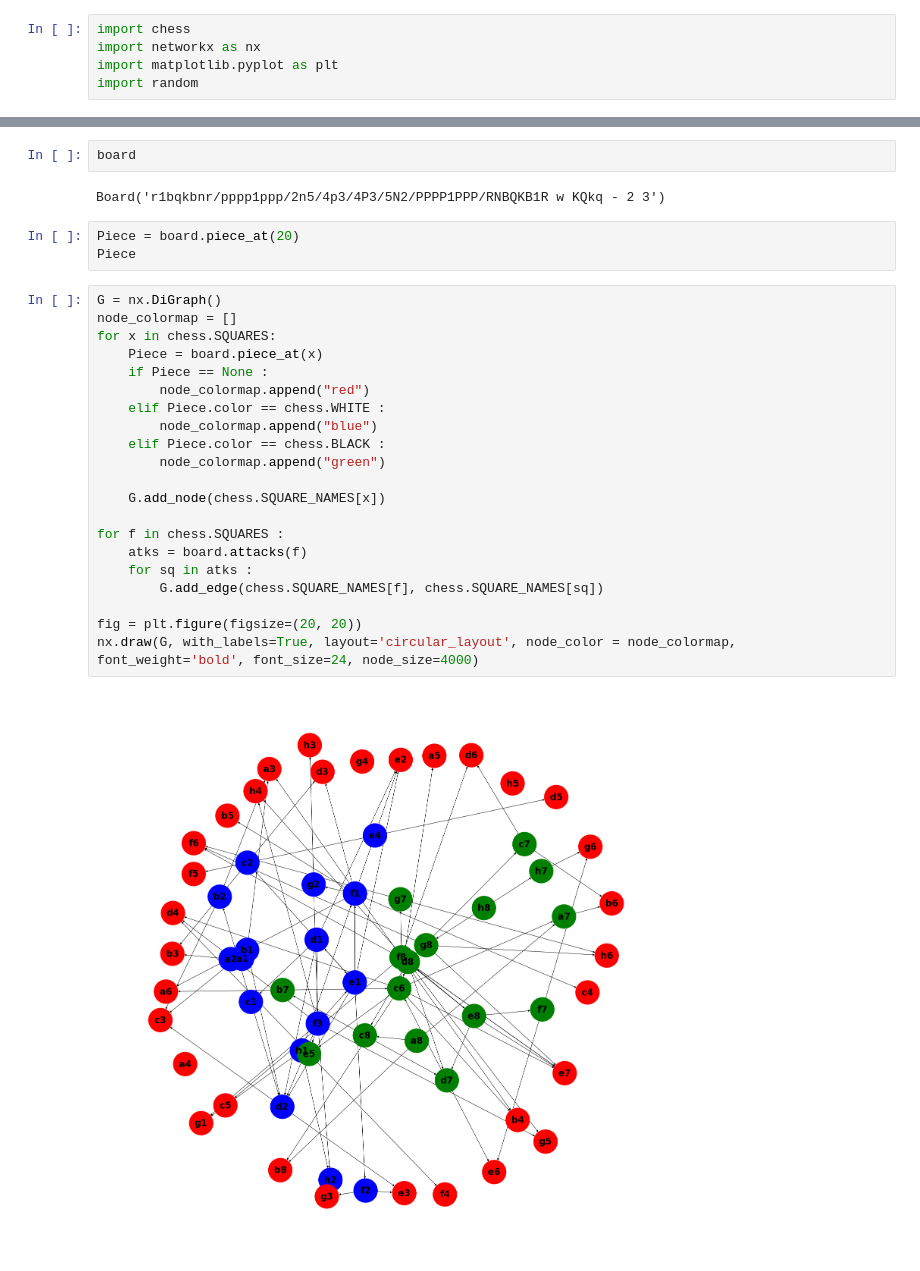
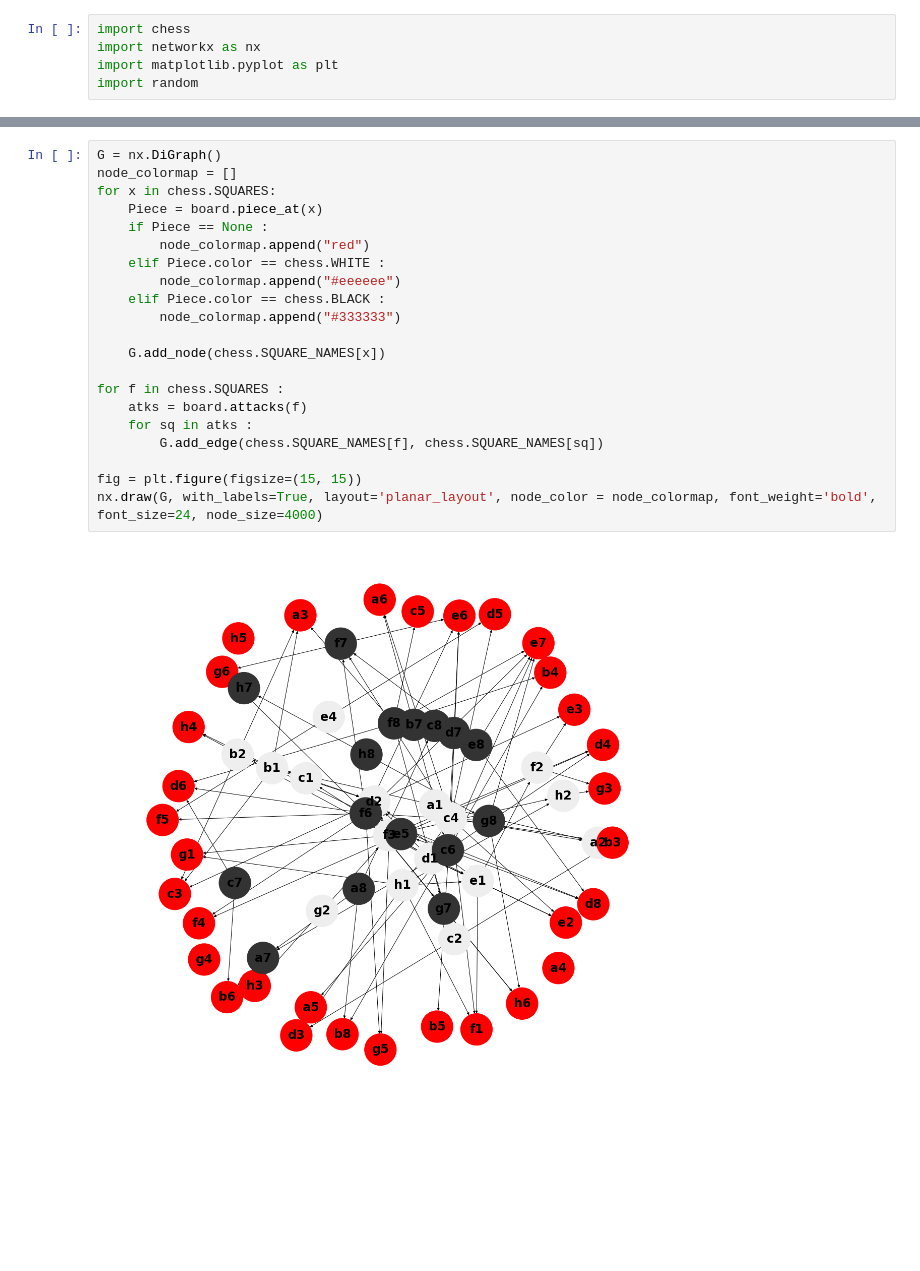
Before and after one commit to hsaikia/XewaliChess, a Jupyter notebook: python/pychess.ipynb, the cells around one changed output, grey strips where cells are left out. Saved outputs shown, nothing was run; the diff lists cells and outputs as text; blank space fills up the shorter version.

```diff
--- a/python/pychess.ipynb
+++ b/python/pychess.ipynb
@@ -27,30 +24,23 @@ Move.from_uci('b8c6')
-# %%
-board
-# %% [output]
-Board('r1bqkbnr/pppp1ppp/2n5/4p3/4P3/5N2/PPPP1PPP/RNBQKB1R w KQkq - 2 3')
-# %%
-Piece = board.piece_at(20)
-Piece
 # %%
 G = nx.DiGraph()
 node_colormap = []
 for x in chess.SQUARES:
     Piece = board.piece_at(x)
     if Piece == None :
         node_colormap.append("red")
     elif Piece.color == chess.WHITE :
-        node_colormap.append("blue")
+        node_colormap.append("#eeeeee")
     elif Piece.color == chess.BLACK :
-        node_colormap.append("green")
+        node_colormap.append("#333333")
 
     G.add_node(chess.SQUARE_NAMES[x])
 
 for f in chess.SQUARES :
     atks = board.attacks(f)
     for sq in atks :
         G.add_edge(chess.SQUARE_NAMES[f], chess.SQUARE_NAMES[sq])
 
-fig = plt.figure(figsize=(20, 20))
-nx.draw(G, with_labels=True, layout='circular_layout', node_color = node_colormap, font_weight='bold', font_size=24, node_size=4000)
+fig = plt.figure(figsize=(15, 15))
+nx.draw(G, with_labels=True, layout='planar_layout', node_color = node_colormap, font_weight='bold', font_size=24, node_size=4000)
 # %% [output]
-[figure, old version]
+[figure, new version]
```
Also changed, not shown: parts of 6 cells of this notebook, 4 other files.
